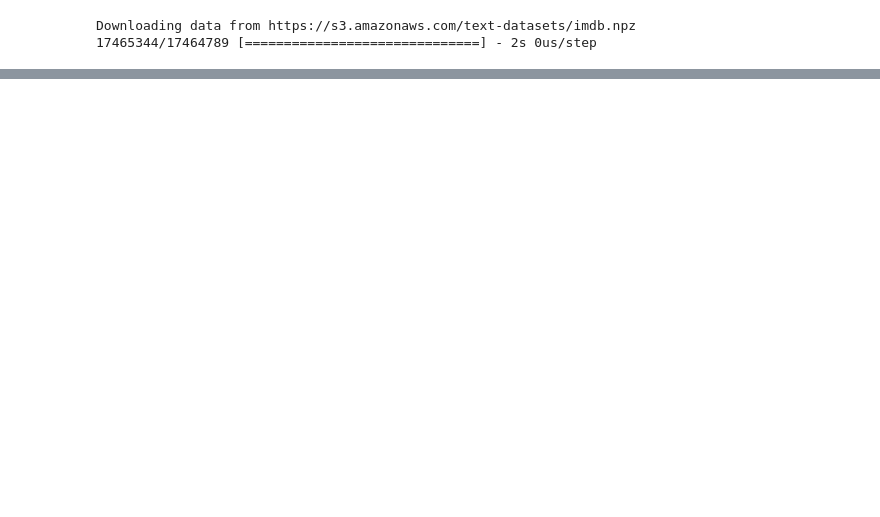
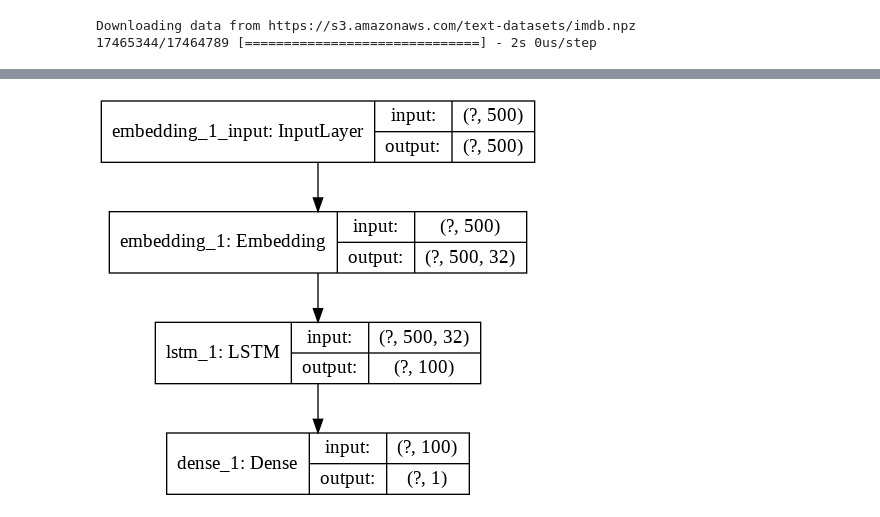
Before and after one commit to guillermohenrion/AI, a Jupyter notebook: Recurrent_Network_&_LSTM.ipynb, the cells around one changed output, grey strips where cells are left out. Drawn from its saved outputs; the diff is of its cells as text; code cells hidden in the pictures; blank space fills up the shorter version.

```diff
--- a/Recurrent_Network_&_LSTM.ipynb
+++ b/Recurrent_Network_&_LSTM.ipynb
@@ -68,5 +73,7 @@ Epoch 2/3
 # %%
-tf.keras.utils.plot_model(mlp_model,show_shapes=True)
+tf.keras.utils.plot_model(model,show_shapes=True)
+# %% [output]
+[figure, added]
 # %%
 # Final evaluation of the model
 scores = model.evaluate(X_test, y_test, verbose=0)
```
Also changed, not shown: parts of 2 cells of this notebook.
